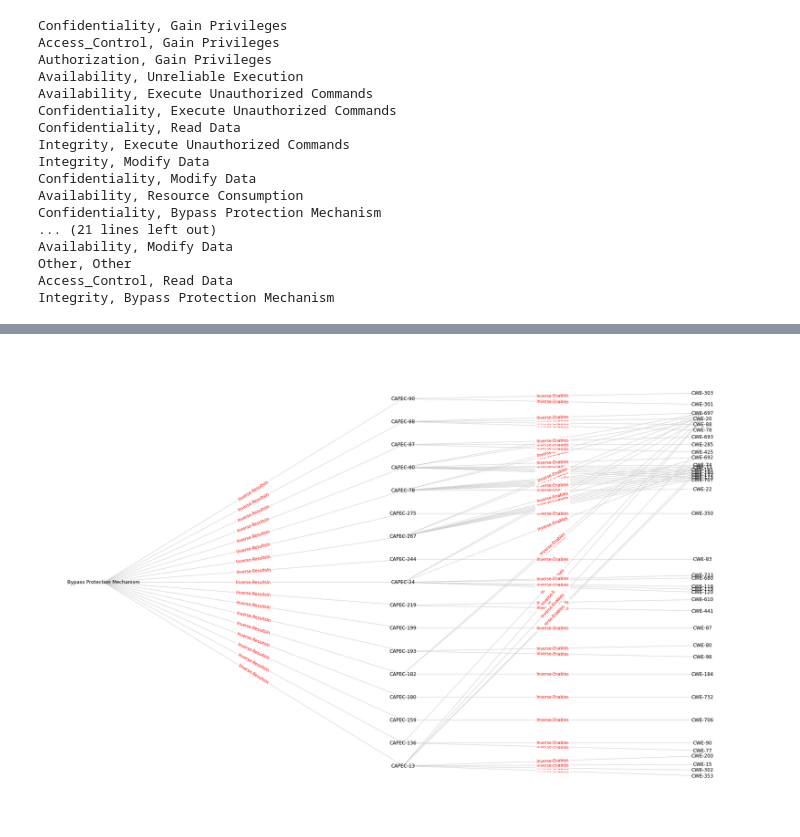
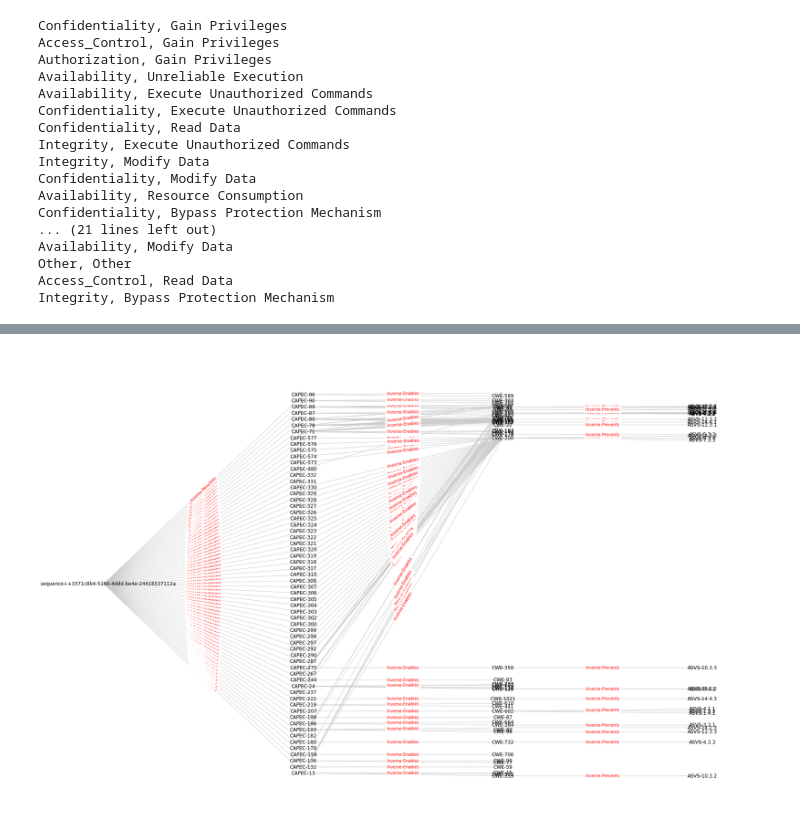
Before and after one commit to joocer/mitre-tools, a Jupyter notebook: Threat Model Demo.ipynb, the cells around one changed output, grey strips where cells are left out. Saved outputs shown, nothing was run; the diff lists cells and outputs as text; code cells hidden in the pictures.

```diff
--- a/Threat Model Demo.ipynb
+++ b/Threat Model Demo.ipynb
@@ -180,29 +188,4 @@ ASVS-11.1.1, BusLogic, Verify the application will only process business logic f
-# %%
-# The actual tree is very messy, this is a simplified, but still quite messy, version of the tree that was walked to get those requirements.
-
-n = mt.filter_graph(graph,
-                 {
-                     'label': ['Bypass Protection Mechanism'],
-                     'group': ['Authorization']
-                 },
-                 { 'relationship': ['Inverse-ResultsIn',
-                                    #'ResultsIn',
-                                    'Inverse-Enables',
-                                    #'Enables',
-                                    #'Inverse-Requires',
-                                    #'Requires',
-                                    #'Inverse-Prevents',
-                                    #'Prevents',
-                                    #'Inverse-Mitigates',
-                                    #'Mitigates',
-                                    #'ChildOf',
-                                    #'ParentOf',
-                                     ''
-                                   ] },
-                [
-                    { 'capec' : { 'likelihood_of_attack': 'High' } },
-                    { 'asvs' :  { 'level_1': True } }
-                ])
-mt.show_tree(n)
-# %% [output]
-[figure, removed]
+# %%
+mt.show_tree(working_graph)
+# %% [output]
+[figure, added]
```
Also changed, not shown: parts of 10 cells of this notebook, 3 other files.
